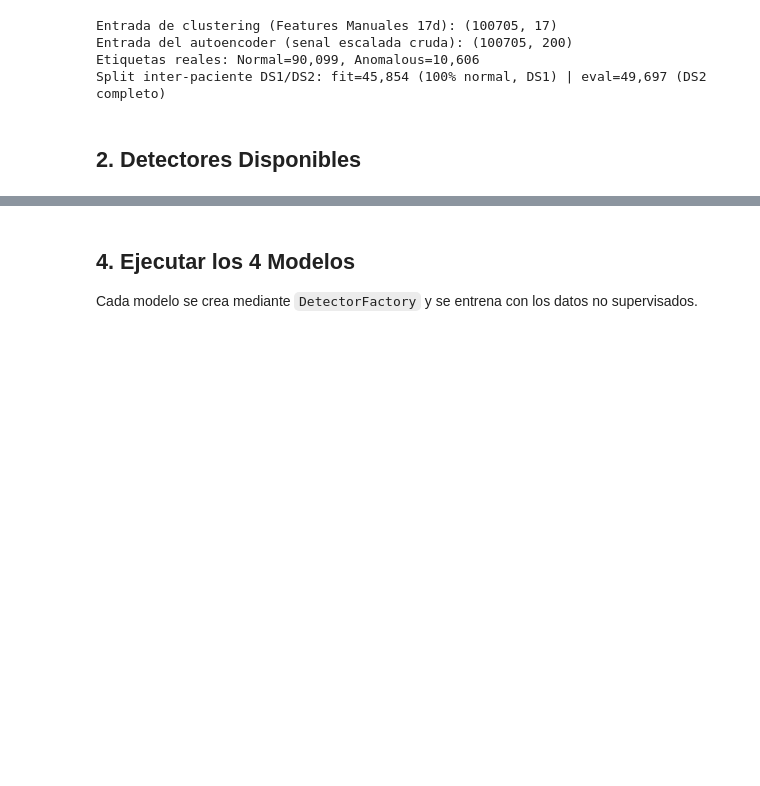
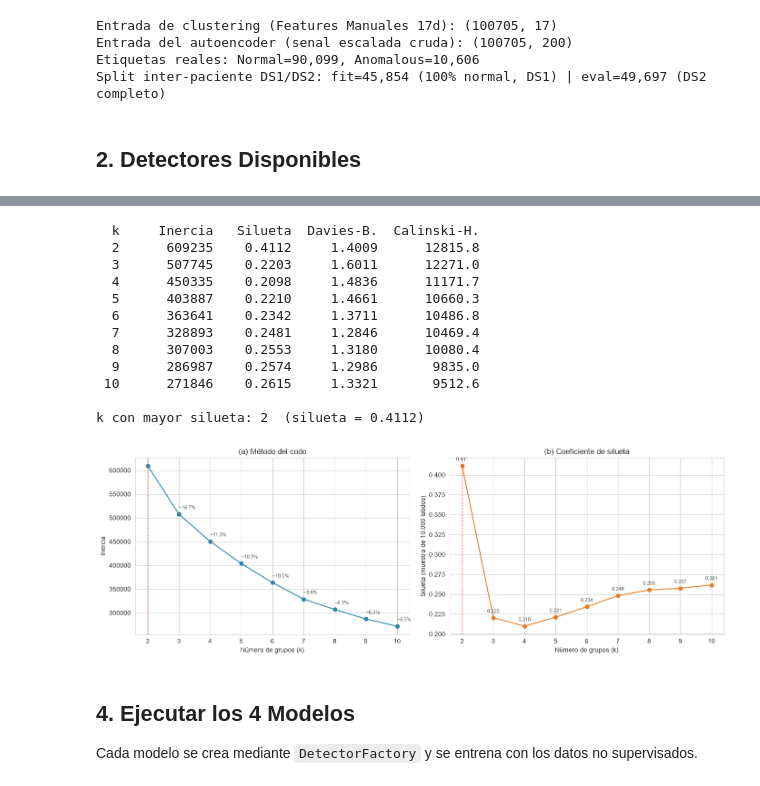
Before and after one commit to JDGarcia25/tfp-cardio-tesis, a Jupyter notebook: notebooks/04_clustering.ipynb, the cells around one changed output, grey strips where cells are left out. Saved outputs shown, nothing was run; the diff lists cells and outputs as text; code cells hidden in the pictures; blank space fills up the shorter version.

Commit message:
añadimos la siluet en la seleccion de k para k-means y cmabio de valores del mismo

```diff
--- a/notebooks/04_clustering.ipynb
+++ b/notebooks/04_clustering.ipynb
@@ -242,3 +161,78 @@ lo que senala k=3 como punto de inflexion de la curva de inercia.
+# %%
+# ============================================================
+# SELECCION DE k: METODO DEL CODO + COEFICIENTE DE SILUETA
+# K-Means se ajusta SOLO con fit_idx (normales de DS1).
+# La silueta se calcula sobre 10.000 latidos de fit_idx.
+# ============================================================
+from sklearn.metrics import silhouette_score, davies_bouldin_score, calinski_harabasz_score
+
+K_VALUES = list(range(2, 11))
+X_fit = X_clustering[fit_idx]
+inercias, siluetas, dbs, chs = [], [], [], []
+
+for k in K_VALUES:
+    params = dict(config.kmeans_params)
+    params["n_clusters"] = k
+    det = DetectorFactory.create("kmeans", params, seed=config.random_seed)
+    det.fit(X_fit)
+    etiquetas = det.model.labels_
+    inercias.append(det.model.inertia_)
+    siluetas.append(silhouette_score(X_fit, etiquetas, sample_size=10000,
+                                     random_state=config.random_seed))
+    dbs.append(davies_bouldin_score(X_fit, etiquetas))
+    chs.append(calinski_harabasz_score(X_fit, etiquetas))
+
+# ---- Tabla ----
+print(f"{'k':>3}{'Inercia':>12}{'Silueta':>10}{'Davies-B.':>11}{'Calinski-H.':>13}")
+for k, i, s, d, c in zip(K_VALUES, inercias, siluetas, dbs, chs):
+    print(f"{k:>3}{i:>12.0f}{s:>10.4f}{d:>11.4f}{c:>13.1f}")
+k_sil = K_VALUES[int(np.argmax(siluetas))]
+print(f"\nk con mayor silueta: {k_sil}  (silueta = {max(siluetas):.4f})")
+
+# ---- Figura: codo y silueta lado a lado ----
+k_usado = config.kmeans_params.get("n_clusters")
+fig, axes = plt.subplots(1, 2, figsize=(14, 4.8))
+
+ax = axes[0]
+ax.plot(K_VALUES, inercias, "o-", color="#2E86AB")
+for i in range(1, len(K_VALUES)):
+    caida = (inercias[i - 1] - inercias[i]) / inercias[i - 1] * 100
+    ax.annotate(f"−{caida:.1f}%", (K_VALUES[i], inercias[i]),
+                textcoords="offset points", xytext=(0, 8), ha="left",
+                fontsize=8, color="#555555")
+ax.axvline(k_usado, color="#E74C3C", linestyle=":", linewidth=1.5)
+ax.set_title("(a) Método del codo")
+ax.set_xlabel("Número de grupos (k)")
+ax.set_ylabel("Inercia")
+
+ax = axes[1]
+ax.plot(K_VALUES, siluetas, "o-", color="#E67E22")
+for k, s in zip(K_VALUES, siluetas):
+    ax.annotate(f"{s:.3f}", (k, s), textcoords="offset points",
+                xytext=(0, 8), ha="center", fontsize=8, color="#555555")
+ax.axvline(k_usado, color="#E74C3C", linestyle=":", linewidth=1.5)
+ax.set_title("(b) Coeficiente de silueta")
+ax.set_xlabel("Número de grupos (k)")
+ax.set_ylabel("Silueta (muestra de 10.000 latidos)")
+
+for ax in axes:
+    ax.set_xticks(K_VALUES)
+plt.tight_layout()
+plt.show()
+# %% [output]
+  k     Inercia   Silueta  Davies-B.  Calinski-H.
+  2      609235    0.4112     1.4009      12815.8
+  3      507745    0.2203     1.6011      12271.0
+  4      450335    0.2098     1.4836      11171.7
+  5      403887    0.2210     1.4661      10660.3
+  6      363641    0.2342     1.3711      10486.8
+  7      328893    0.2481     1.2846      10469.4
+  8      307003    0.2553     1.3180      10080.4
+  9      286987    0.2574     1.2986       9835.0
+ 10      271846    0.2615     1.3321       9512.6
+
+k con mayor silueta: 2  (silueta = 0.4112)
+[figure, added]
 # %% [markdown]
 ## 4. Ejecutar los 4 Modelos
 
```
Also changed, not shown: parts of 9 cells of this notebook, 2 other files.
